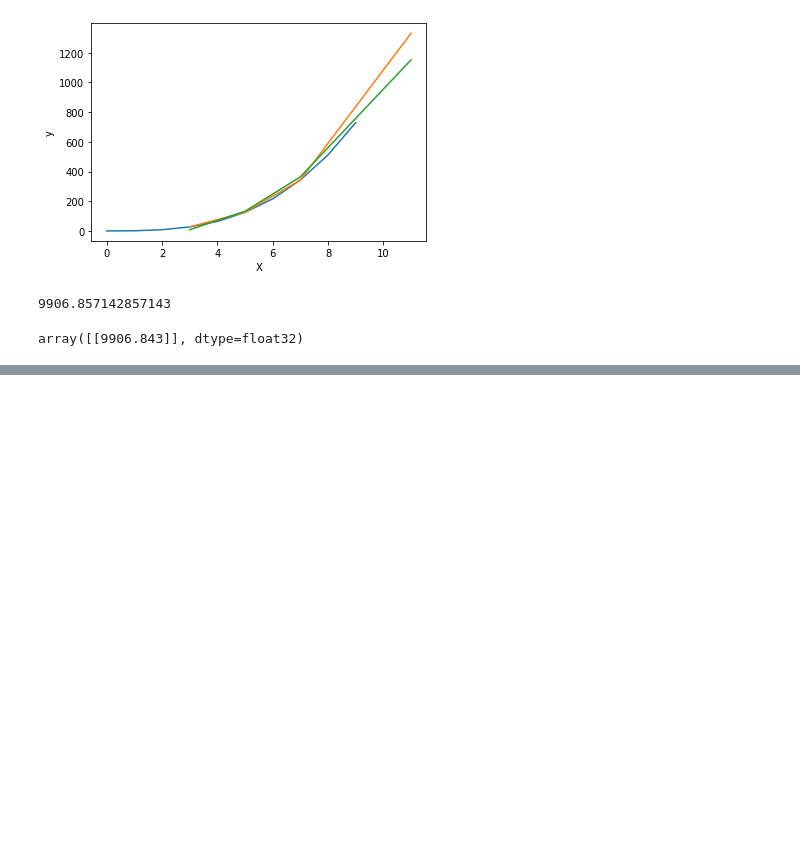
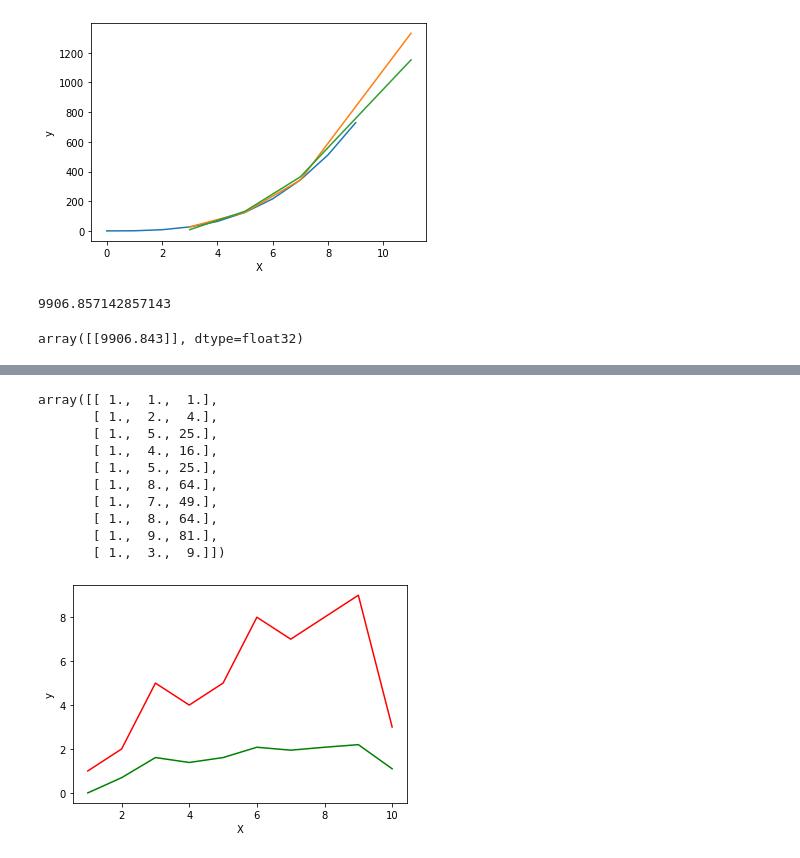
Before and after one commit to koi8-r/ML, a Jupyter notebook: Regression.ipynb, the cells around one changed output, grey strips where cells are left out. Drawn from its saved outputs; the diff is of its cells as text; code cells hidden in the pictures; blank space fills up the shorter version.

```diff
--- a/Regression.ipynb
+++ b/Regression.ipynb
@@ -120,0 +249,27 @@ array([[9906.843]], dtype=float32)
+# %%
+from sklearn.preprocessing import PolynomialFeatures
+
+poly = PolynomialFeatures(degree=2)
+
+X = np.asarray(range(1, 10+1))
+y = X**2
+y = np.asarray([ 1, 2, 5, 4, 5, 8, 7, 8, 9, 3 ])
+
+plt.xlabel('X')
+plt.ylabel('y')
+plt.plot(X, y, color='red')
+plt.plot(X, np.log(y), color='green')
+
+poly.fit_transform(y.reshape(-1, 1))
+# %% [output]
+array([[ 1.,  1.,  1.],
+       [ 1.,  2.,  4.],
+       [ 1.,  5., 25.],
+       [ 1.,  4., 16.],
+       [ 1.,  5., 25.],
+       [ 1.,  8., 64.],
+       [ 1.,  7., 49.],
+       [ 1.,  8., 64.],
+       [ 1.,  9., 81.],
+       [ 1.,  3.,  9.]])
+[figure, added]
```
Also changed, not shown: parts of 18 cells of this notebook, 2 other files.
